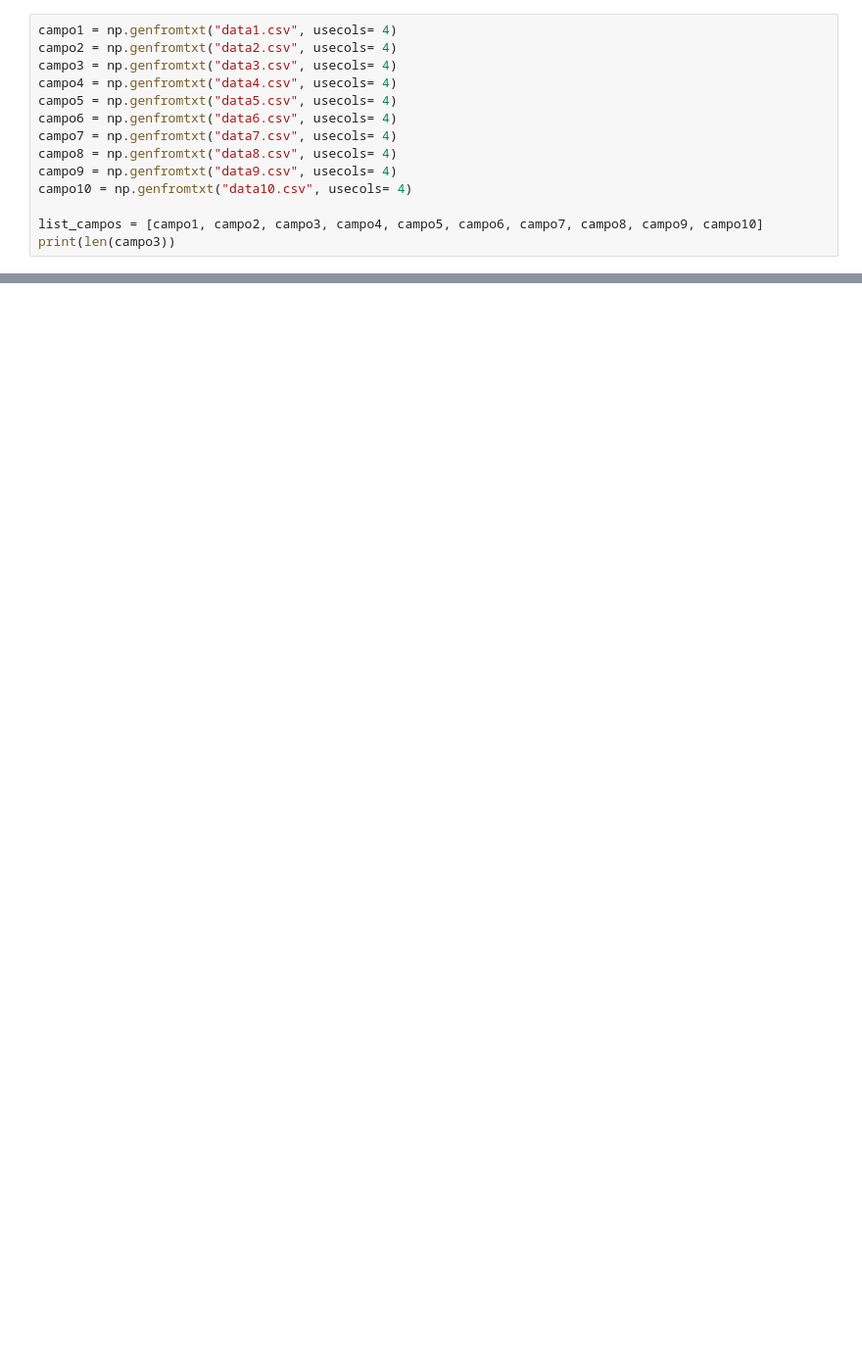
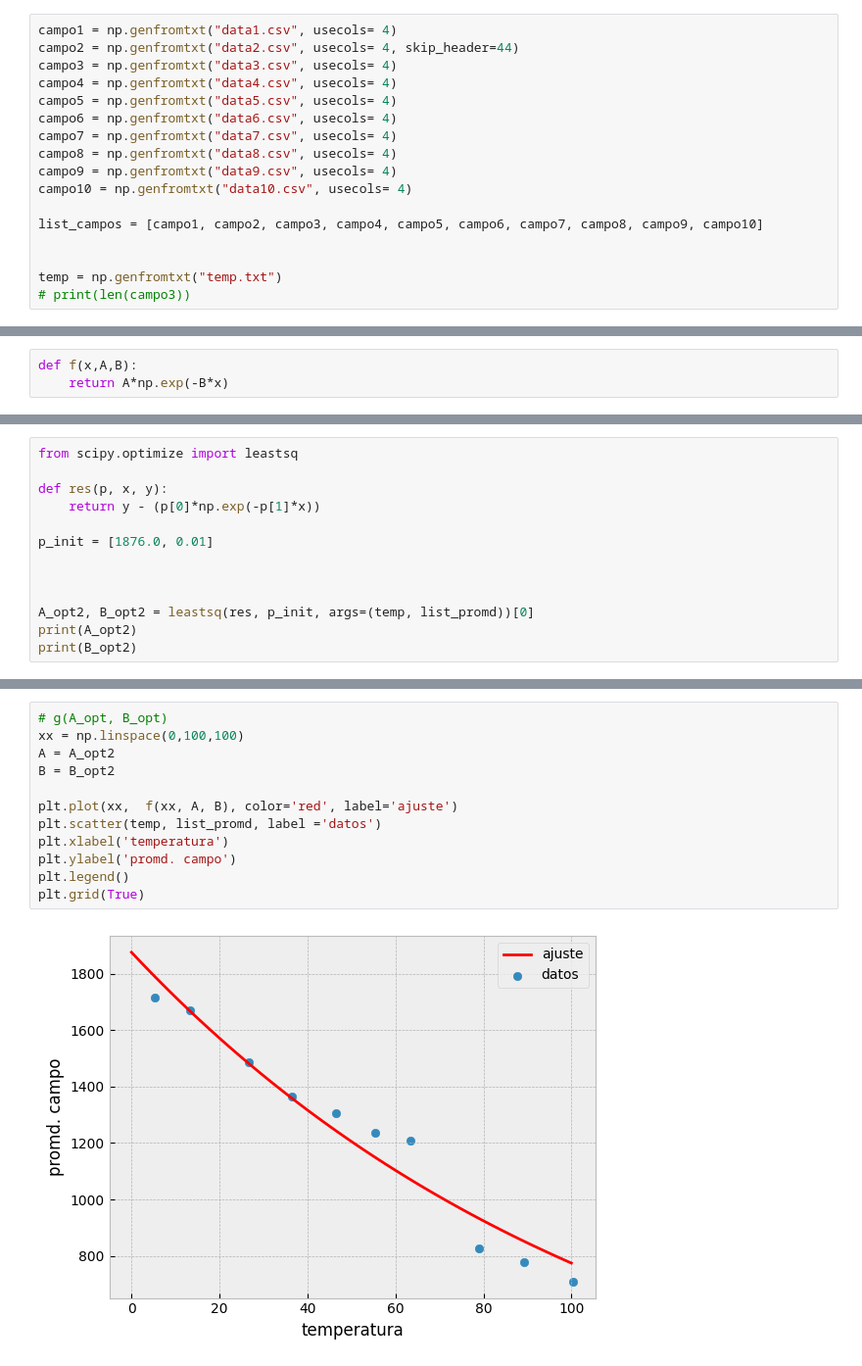
Before and after one commit to Martina-Parra/Proyecto-Lab1, a Jupyter notebook: graficos/exp-graficos.ipynb, the cells around one changed output, grey strips where cells are left out. Shown: that part at 98% size. Saved outputs shown, nothing was run; the diff lists cells and outputs as text; blank space fills up the shorter version.

```diff
--- a/graficos/exp-graficos.ipynb
+++ b/graficos/exp-graficos.ipynb
@@ -5,6 +7,6 @@ plt.style.use("bmh")
 # %%
 campo1 = np.genfromtxt("data1.csv", usecols= 4)
-campo2 = np.genfromtxt("data2.csv", usecols= 4)
+campo2 = np.genfromtxt("data2.csv", usecols= 4, skip_header=44)
 campo3 = np.genfromtxt("data3.csv", usecols= 4)
 campo4 = np.genfromtxt("data4.csv", usecols= 4)
 campo5 = np.genfromtxt("data5.csv", usecols= 4)
@@ -15,4 +17,7 @@ campo9 = np.genfromtxt("data9.csv", usecols= 4)
 campo10 = np.genfromtxt("data10.csv", usecols= 4)
 
 list_campos = [campo1, campo2, campo3, campo4, campo5, campo6, campo7, campo8, campo9, campo10]
-print(len(campo3))
+
+
+temp = np.genfromtxt("temp.txt")
+# print(len(campo3))
@@ -57,0 +43,3 @@ print(np.std(campo21))
+# %%
+def f(x,A,B):
+    return A*np.exp(-B*x)
@@ -57,0 +54,13 @@ print(np.std(campo21))
+# %%
+from scipy.optimize import leastsq
+
+def res(p, x, y):
+    return y - (p[0]*np.exp(-p[1]*x))
+
+p_init = [1876.0, 0.01]
+
+
+
+A_opt2, B_opt2 = leastsq(res, p_init, args=(temp, list_promd))[0]
+print(A_opt2)
+print(B_opt2)
@@ -57,0 +72,14 @@ print(np.std(campo21))
+# %%
+# g(A_opt, B_opt)
+xx = np.linspace(0,100,100)
+A = A_opt2
+B = B_opt2
+
+plt.plot(xx,  f(xx, A, B), color='red', label='ajuste')
+plt.scatter(temp, list_promd, label ='datos')
+plt.xlabel('temperatura')
+plt.ylabel('promd. campo')
+plt.legend()
+plt.grid(True)
+# %% [output]
+[figure, added]
```
Also changed, not shown: parts of 16 cells of this notebook.
